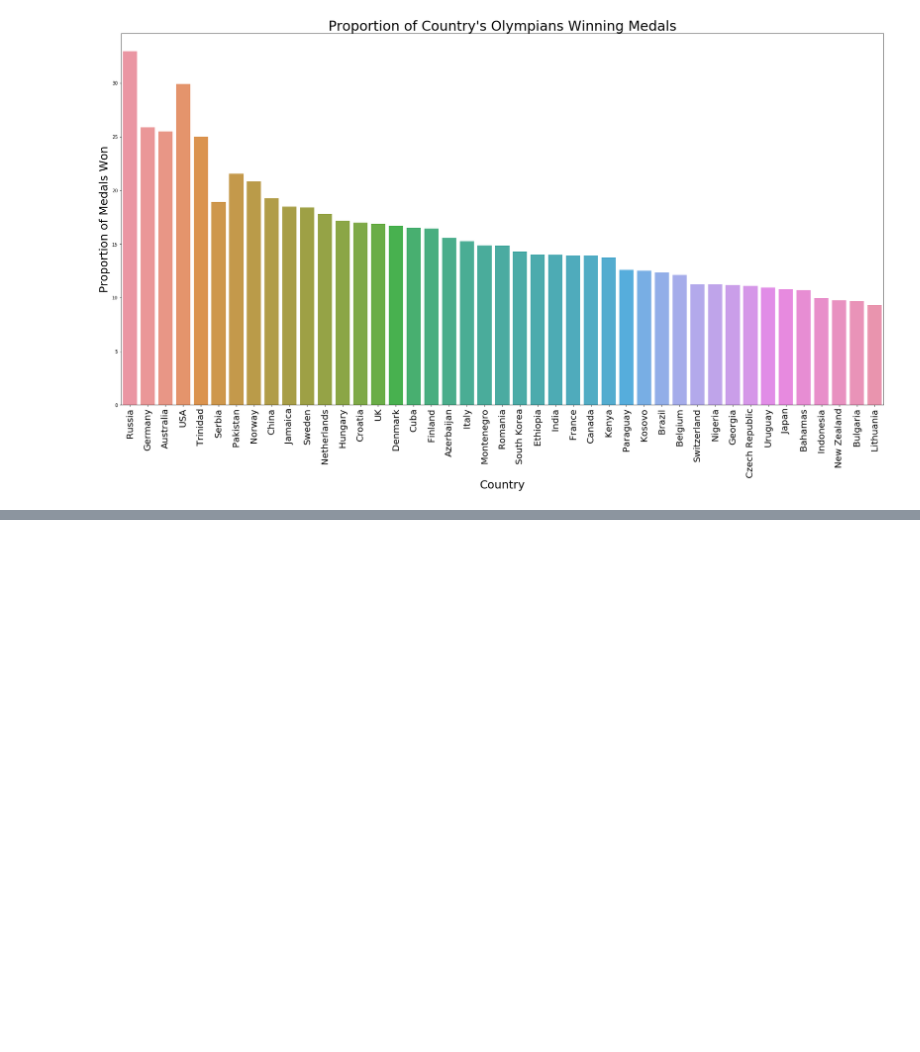
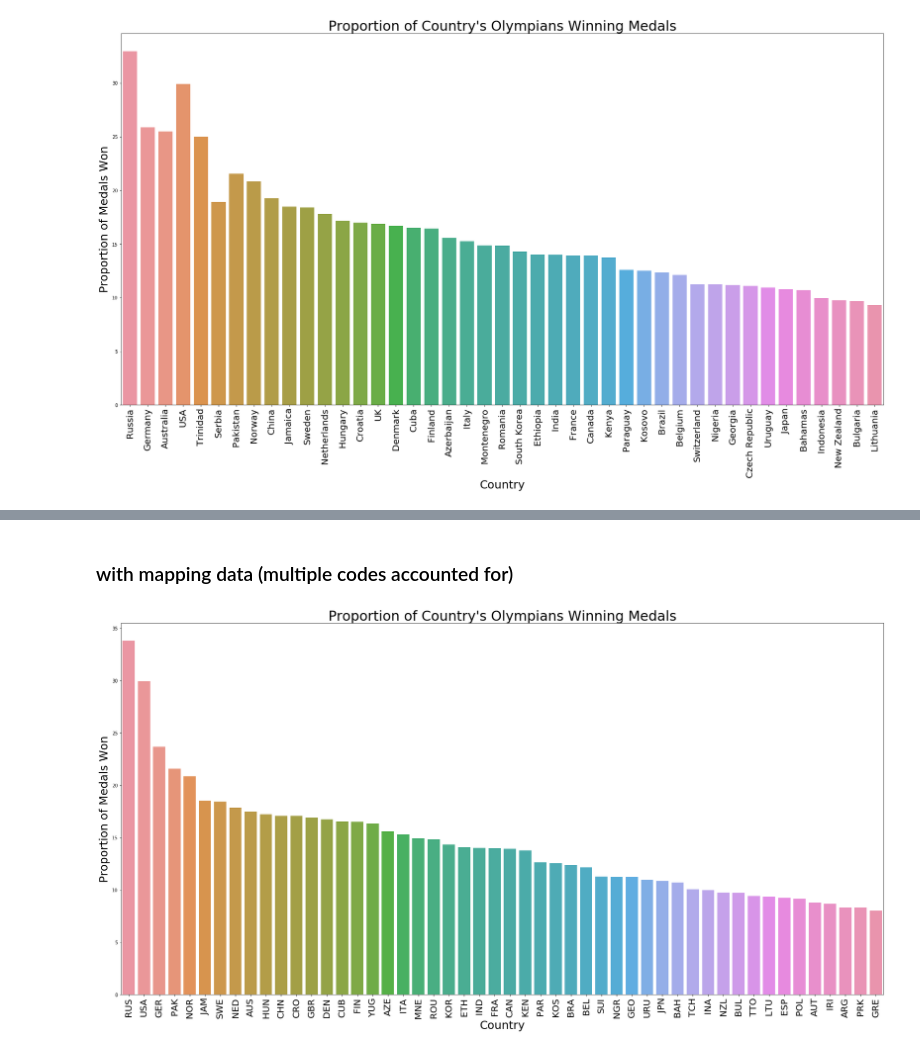
Before and after one commit to huntersapienza/Modern-Olympic-Games-Data-Analysis, a Jupyter notebook: Exploring Countries.ipynb, the cells around one changed output, grey strips where cells are left out. Drawn from its saved outputs; the diff is of its cells as text; code cells hidden in the pictures; blank space fills up the shorter version.

```diff
--- a/Exploring Countries.ipynb
+++ b/Exploring Countries.ipynb
@@ -187,0 +270,23 @@ mapping_data = medals_per_country_final.copy()
+# %% [markdown]
+### with mapping data (multiple codes accounted for)
+# %%
+propor_map = medals_per_country_map.copy()
+# %%
+to_propor = ['Bronze','Gold','None','Silver','Total Medals']
+for column in to_propor:
+    propor_map[column] = (100*(propor_map[column]/propor_map['Total Athletes'])).round(2)
+# %%
+propor_map.drop(['Total Athletes'],axis=1,inplace=True)
+# %%
+propor_map.sort_values('Total Medals',ascending=False,inplace=True)
+to_graph = propor_map.head(50)
+# %%
+f, ax = plt.subplots(figsize = (30, 15))
+sns.barplot(to_graph.head(50)['NOC'],to_graph.head(50)['Total Medals'],ci=False)
+plt.xticks(rotation = 90,fontsize=20)
+plt.title("Proportion of Country's Olympians Winning Medals",fontsize=30)
+plt.ylabel("Proportion of Medals Won",fontsize=25)
+plt.xlabel("Country",fontsize=25)
+plt.show()
+# %% [output]
+[figure, added]
```
Also changed, not shown: parts of 39 cells of this notebook, 2 other files.
